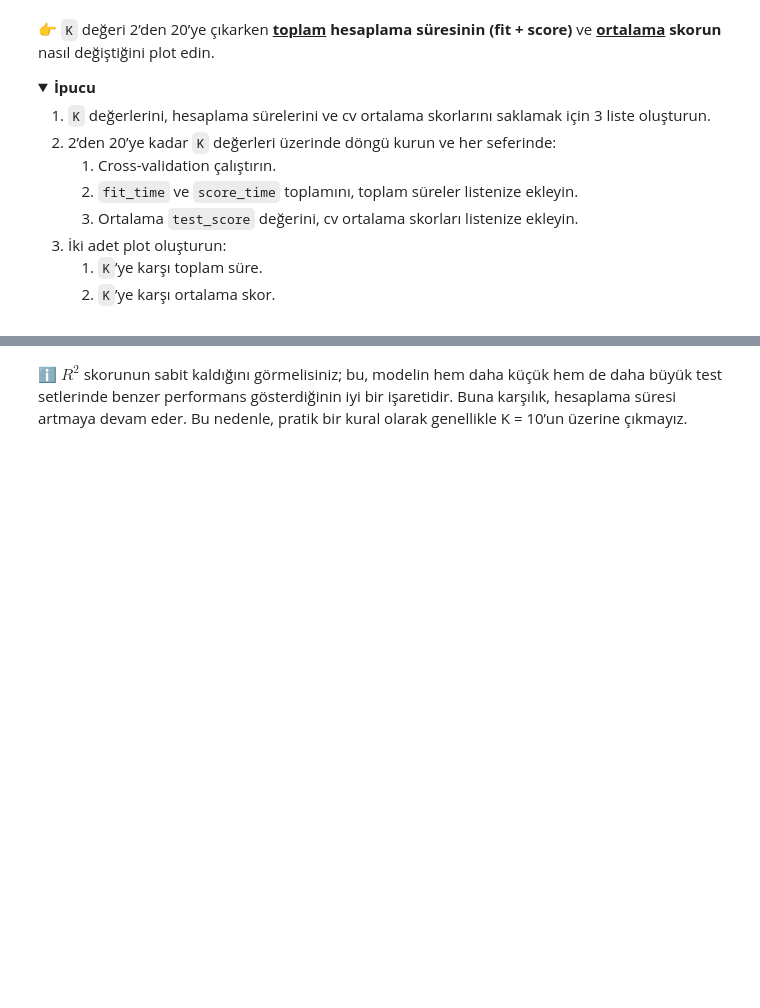
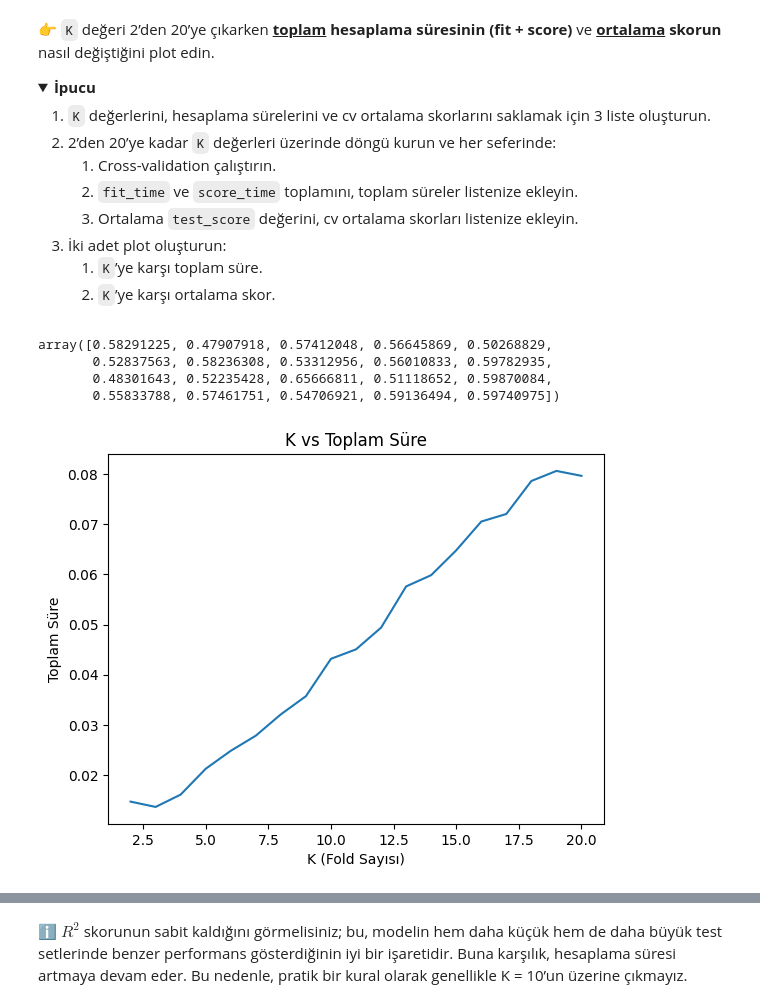
Before and after one commit to mertkaantopuz/S16D1-S-data-linear-regression, a Jupyter notebook: Linear_Regression.ipynb, the cells around one changed output, grey strips where cells are left out. Drawn from its saved outputs; the diff is of its cells as text; code cells hidden in the pictures; folded sections open; blank space fills up the shorter version.

Commit message:
Completed trained_model step

```diff
--- a/Linear_Regression.ipynb
+++ b/Linear_Regression.ipynb
@@ -153,0 +151,39 @@ git push origin master
+# %%
+k_values = list(range(2,21))
+total_times = []
+cv_scores = []
+
+model = LinearRegression()
+X = df[["mp"]]
+y = df["win_rating"]
+# %%
+for k in k_values:
+    cv_results = cross_validate(
+        model,
+        X,
+        y,
+        cv=k,
+        scoring="r2"
+    )
+
+    total_time = np.sum(cv_results["fit_time"] + cv_results["score_time"])
+    total_times.append(total_time)
+
+    mean_score = np.mean(cv_results["test_score"])
+    cv_scores.append(mean_score)
+# %%
+cv_results["test_score"]
+# %% [output]
+array([0.58291225, 0.47907918, 0.57412048, 0.56645869, 0.50268829,
+       0.52837563, 0.58236308, 0.53312956, 0.56010833, 0.59782935,
+       0.48301643, 0.52235428, 0.65666811, 0.51118652, 0.59870084,
+       0.55833788, 0.57461751, 0.54706921, 0.59136494, 0.59740975])
+# %%
+plt.figure()
+plt.plot(k_values, total_times)
+plt.xlabel("K (Fold Sayısı)")
+plt.ylabel("Toplam Süre")
+plt.title("K vs Toplam Süre")
+plt.show()
+# %% [output]
+[figure, added]
```
Also changed, not shown: parts of 13 cells of this notebook, 2 other files.
